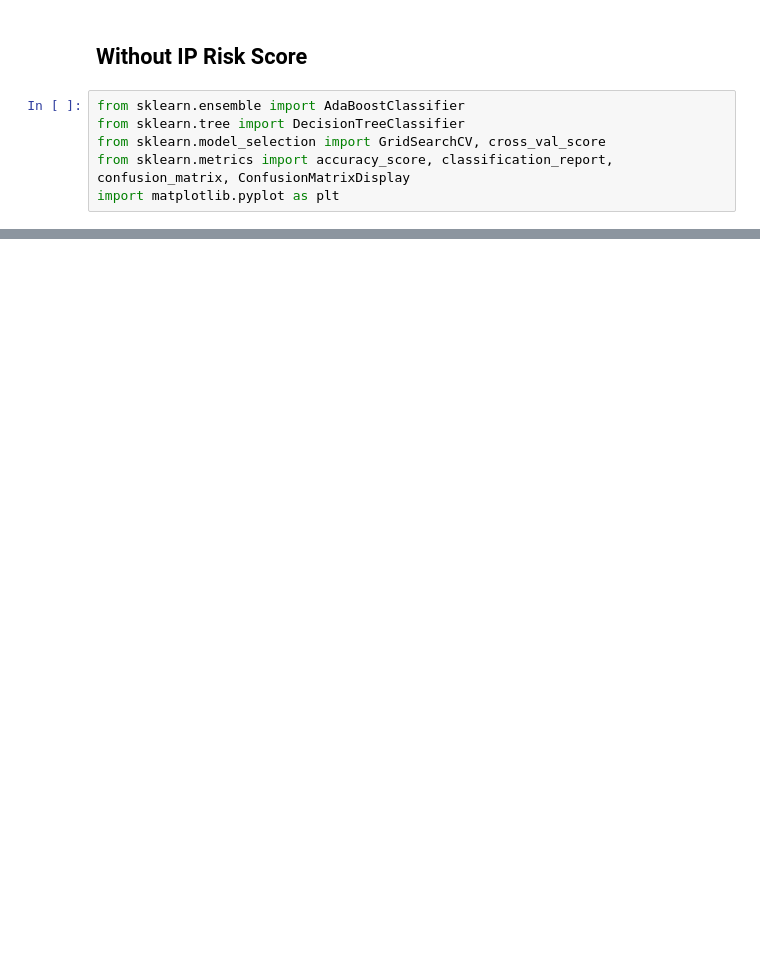
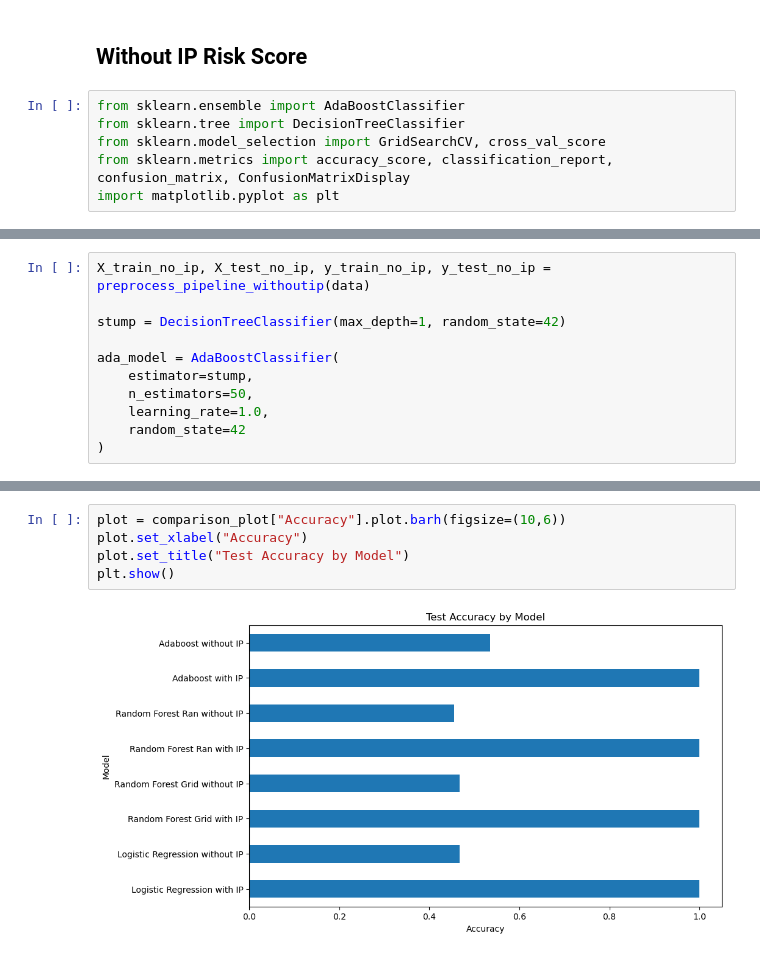
Before and after one commit to abhikcshil/CIS4930ML_Group_Project, a Jupyter notebook: Team Project.ipynb, the cells around one changed output, grey strips where cells are left out. Saved outputs shown, nothing was run; the diff lists cells and outputs as text; blank space fills up the shorter version.

```diff
--- a/Team Project.ipynb
+++ b/Team Project.ipynb
@@ -718,0 +856,11 @@ print("True positives:", tp)
+# %%
+X_train_no_ip, X_test_no_ip, y_train_no_ip, y_test_no_ip = preprocess_pipeline_withoutip(data)
+
+stump = DecisionTreeClassifier(max_depth=1, random_state=42)
+
+ada_model = AdaBoostClassifier(
+    estimator=stump,
+    n_estimators=50,
+    learning_rate=1.0,
+    random_state=42
+)
@@ -718,0 +1022,7 @@ print("True positives:", tp)
+# %%
+plot = comparison_plot["Accuracy"].plot.barh(figsize=(10,6))
+plot.set_xlabel("Accuracy")
+plot.set_title("Test Accuracy by Model")
+plt.show()
+# %% [output]
+[figure, added]
```
Also changed, not shown: parts of 55 cells of this notebook.
